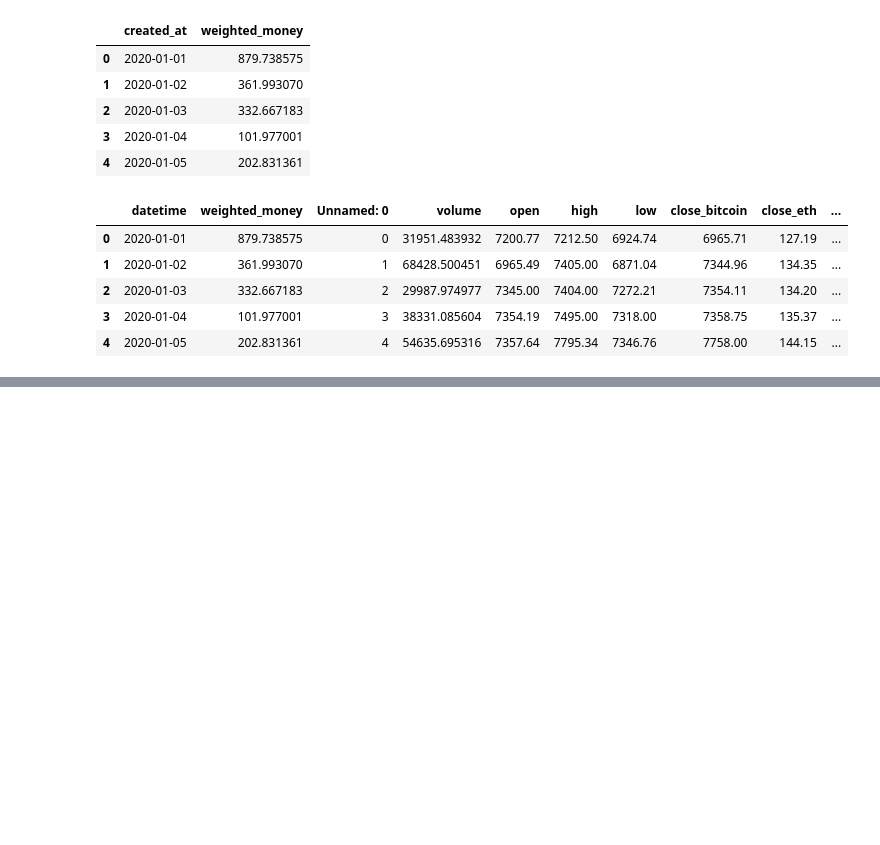
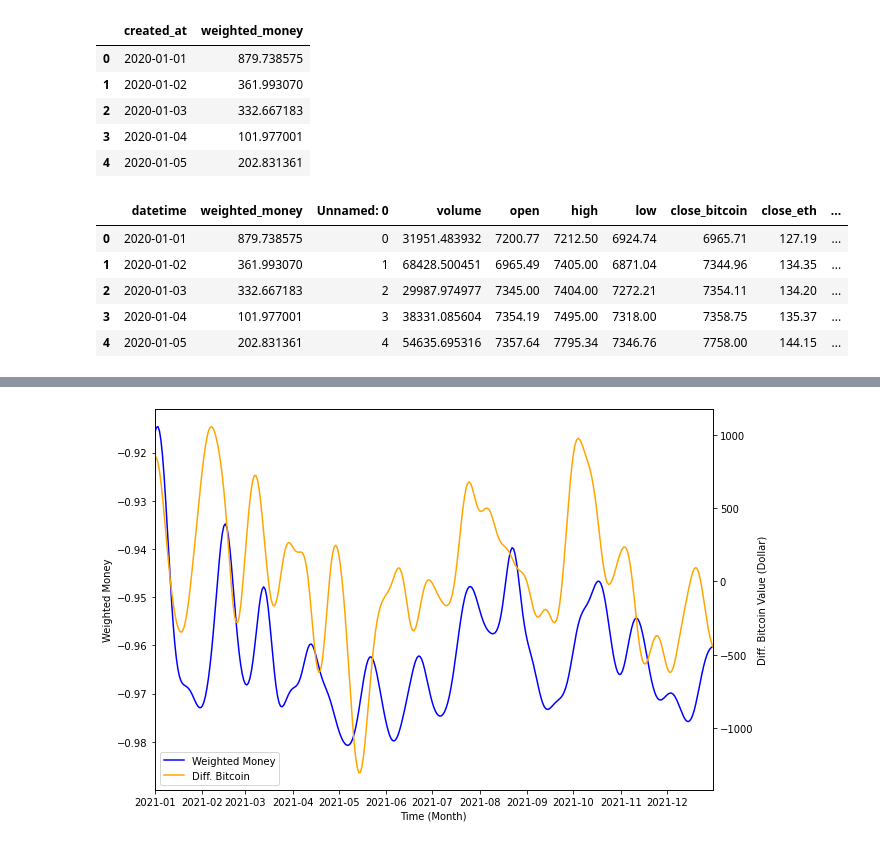
Before and after one commit to kevctae/Bittooth, a Jupyter notebook: notebooks/2.3.2-cs-extract-weighted-money.ipynb, the cells around one changed output, grey strips where cells are left out. Cells and saved outputs as stored; diff of their text form; code cells hidden in the pictures; blank space fills up the shorter version.

```diff
--- a/notebooks/2.3.2-cs-extract-weighted-money.ipynb
+++ b/notebooks/2.3.2-cs-extract-weighted-money.ipynb
@@ -156,3 +168,5 @@ plot_sent_vs_bit('2020-01-01', '2021-12-31', 5)
 # %%
 # plot weighted sentiment vs diff. bitcoin value (2021 only)
-plot_sent_vs_bit('2021-01-01', '2021-12-31', 5, "figures/")
+plot_sent_vs_bit('2021-01-01', '2021-12-31', 5, 'figures/time_vs_weighted_money_2021.png')
+# %% [output]
+[figure, added]
```
Also changed, not shown: parts of 4 cells of this notebook, 7 other files.
